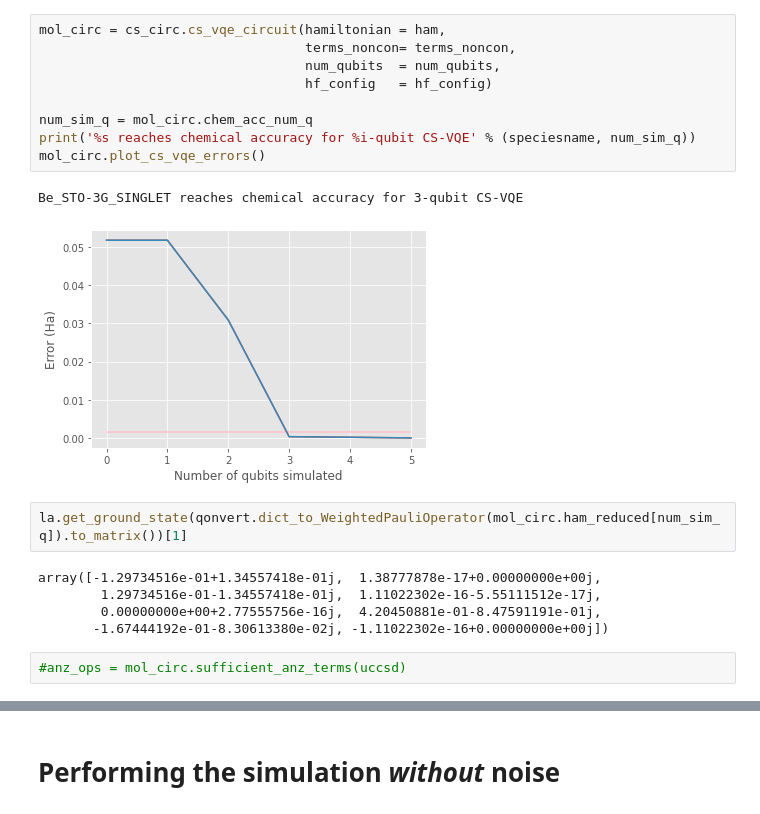
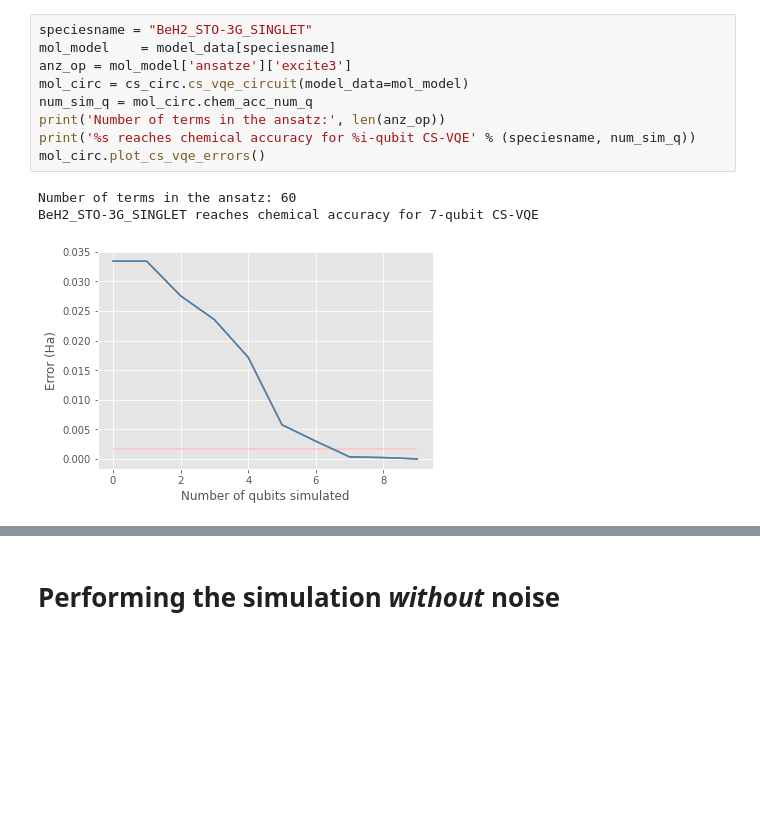
Before and after one commit to wmkirby1/CS-VQE, a Jupyter notebook: noisy_simulation.ipynb, the cells around one changed output, grey strips where cells are left out. Cells and saved outputs as stored; diff of their text form; blank space fills up the shorter version.

```diff
--- a/noisy_simulation.ipynb
+++ b/noisy_simulation.ipynb
@@ -32,21 +23,13 @@ print(num_tapered+num_qubits, num_qubits)
 # %%
-mol_circ = cs_circ.cs_vqe_circuit(hamiltonian = ham,
-                                  terms_noncon= terms_noncon,
-                                  num_qubits  = num_qubits,
-                                  hf_config   = hf_config)
-
+speciesname = "BeH2_STO-3G_SINGLET"
+mol_model    = model_data[speciesname]
+anz_op = mol_model['ansatze']['excite3']
+mol_circ = cs_circ.cs_vqe_circuit(model_data=mol_model)
 num_sim_q = mol_circ.chem_acc_num_q
+print('Number of terms in the ansatz:', len(anz_op))
 print('%s reaches chemical accuracy for %i-qubit CS-VQE' % (speciesname, num_sim_q))
 mol_circ.plot_cs_vqe_errors()
 # %% [output]
-Be_STO-3G_SINGLET reaches chemical accuracy for 3-qubit CS-VQE
+Number of terms in the ansatz: 60
+BeH2_STO-3G_SINGLET reaches chemical accuracy for 7-qubit CS-VQE
-[figure, old version]
+[figure, new version]
-# %%
-la.get_ground_state(qonvert.dict_to_WeightedPauliOperator(mol_circ.ham_reduced[num_sim_q]).to_matrix())[1]
-# %% [output]
-array([-1.29734516e-01+1.34557418e-01j,  1.38777878e-17+0.00000000e+00j,
-        1.29734516e-01-1.34557418e-01j,  1.11022302e-16-5.55111512e-17j,
-        0.00000000e+00+2.77555756e-16j,  4.20450881e-01-8.47591191e-01j,
-       -1.67444192e-01-8.30613380e-02j, -1.11022302e-16+0.00000000e+00j])
-# %%
-#anz_ops = mol_circ.sufficient_anz_terms(uccsd)
```
Also changed, not shown: parts of 12 cells of this notebook, 30 other files.
